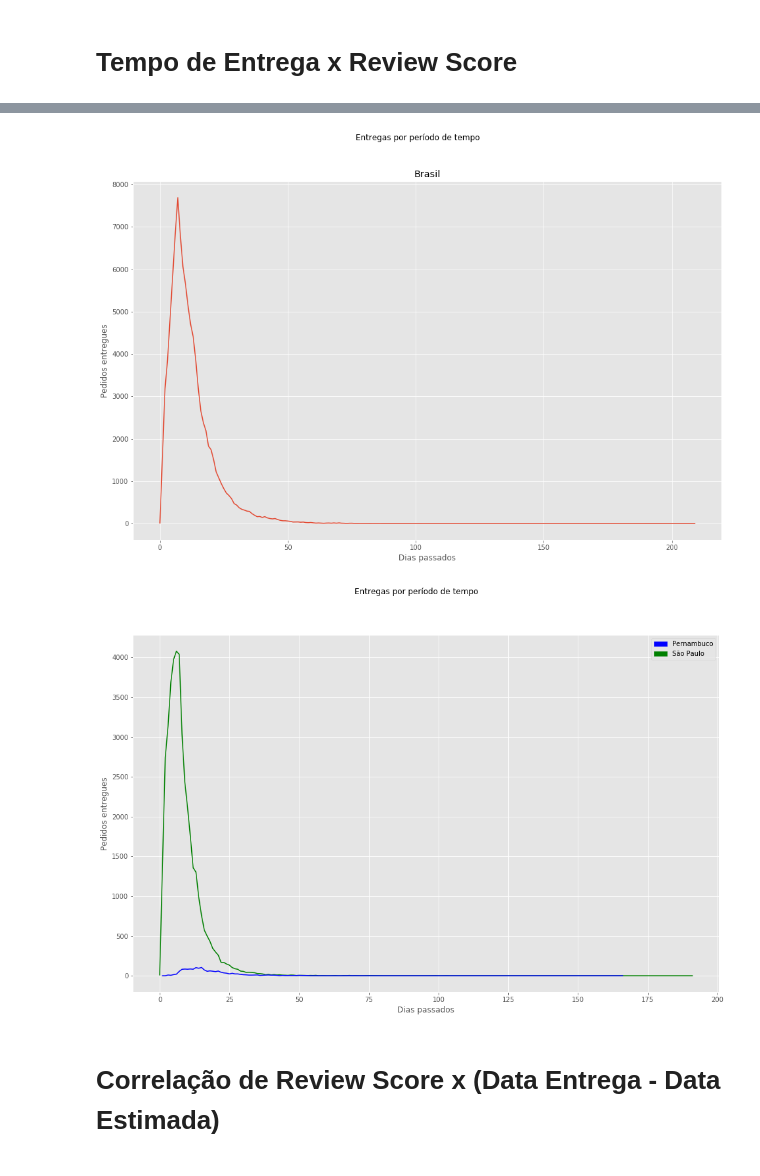
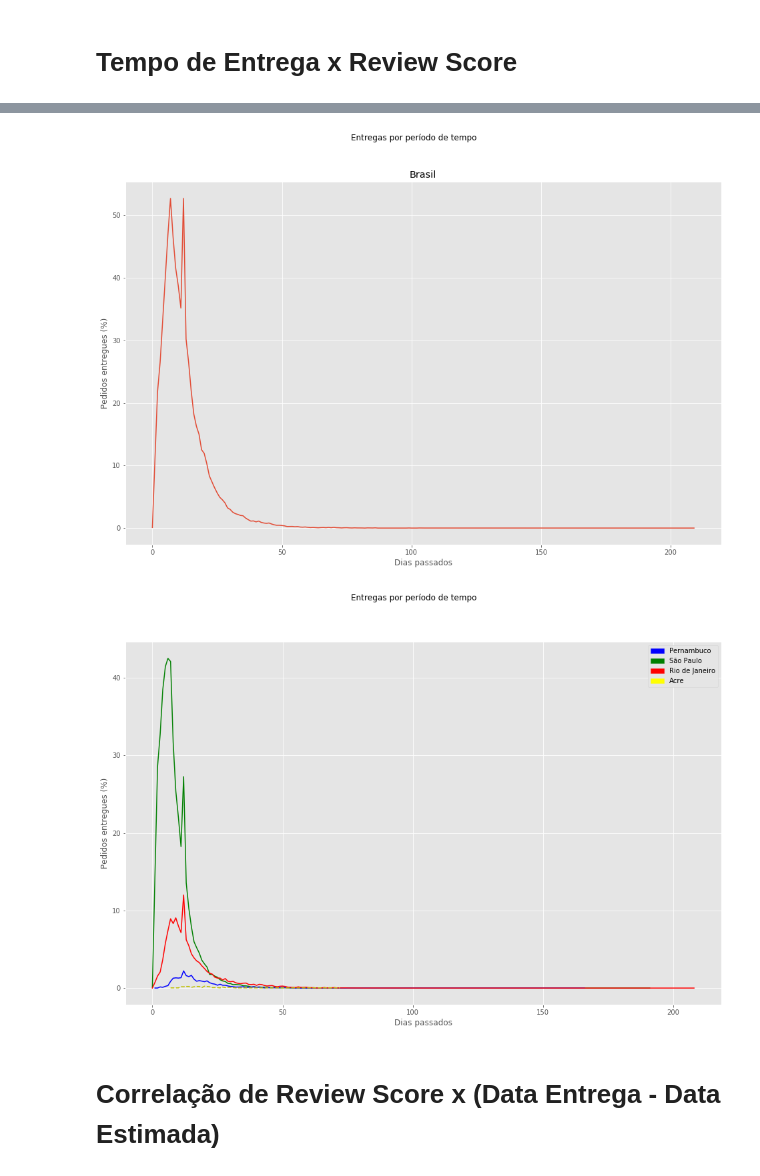
Before and after one commit to Crissky/brazilian-ecommerce, a Jupyter notebook: Notebooks/GERAL.ipynb, the cells around one changed output, grey strips where cells are left out. Drawn from its saved outputs; the diff is of its cells as text; code cells hidden in the pictures.

```diff
--- a/Notebooks/GERAL.ipynb
+++ b/Notebooks/GERAL.ipynb
@@ -326,8 +326,9 @@ customer_reviews.head()
 | 4 | f7c4243c7fe1938f181bec41a392bdeb | 8e6bfb81e283fa7e4f11123a3fb894f1 | 5 | NaN | Parabéns lojas lannister adorei c... | 2018-03-01 00:00:00 | ... |
 # %%
 customer_reviews['delta_time'] = pd.to_datetime(customer_reviews['order_delivered_customer_date']) - pd.to_datetime(customer_reviews['order_purchase_timestamp'])
-customer_reviews = customer_reviews[customer_reviews['delta_time'].notnull()]
-customer_reviews.head()
+mask = customer_reviews['delta_time'].isna()
+customer_reviews.loc[mask, 'delta_time'] = customer_reviews['delta_time'].mean()
+customer_reviews.head(20)
 # %% [output]
 |  | review_id | order_id | review_score | review_comment_title | review_comment_message | review_creation_date | ... |
 | 0 | 7bc2406110b926393aa56f80a40eba40 | 73fc7af87114b39712e6da79b0a377eb | 4 | NaN | NaN | 2018-01-18 00:00:00 | ... |
@@ -338,10 +350,24 @@ customer_reviews.head()
 # %%
 corr = customer_reviews['delta_time'].dt.days.corr(customer_reviews['review_score'])
 print(f'Tempo de entrega com review do cliente: {corr}')
+
 sp = customer_reviews[customer_reviews['customer_state'] == 'SP']
 sp = sp.groupby(sp['delta_time'].dt.days).count()
+sp['review_score'] /= len(sp['review_score'])
+
 pe = customer_reviews[customer_reviews['customer_state'] == 'PE']
 pe = pe.groupby(pe['delta_time'].dt.days).count()
+pe['review_score'] /= len(pe['review_score'])
+
+rj = customer_reviews[customer_reviews['customer_state'] == 'RJ']
+rj = rj.groupby(rj['delta_time'].dt.days).count()
+rj['review_score'] /= len(rj['review_score'])
+
+ac = customer_reviews[customer_reviews['customer_state'] == 'AC']
+ac = ac.groupby(ac['delta_time'].dt.days).count()
+ac['review_score'] /= len(ac['review_score'])
+
 brasil = customer_reviews.groupby(customer_reviews['delta_time'].dt.days).count()
+brasil['review_score'] /= len(brasil['review_score'])
 brasil.head(10)
 # %% [output]
@@ -362,25 +388,29 @@ Tempo de entrega com review do cliente: -0.33469585432959276
 fig1, ax1 = plt.subplots()
 fig1.suptitle('Entregas por período de tempo')
 ax1.set_title('Brasil')
-ax1.set_ylabel('Pedidos entregues')
+ax1.set_ylabel('Pedidos entregues (%)')
 ax1.set_xlabel('Dias passados')
 ax1.plot(brasil['review_score'])
 plt.show()
 # %% [output]
-[figure, old version]
+[figure, new version]
 # %%
 fig2, ax2 = plt.subplots()
 fig2.suptitle('Entregas por período de tempo')
-ax2.set_ylabel('Pedidos entregues')
+ax2.set_ylabel('Pedidos entregues (%)')
 ax2.set_xlabel('Dias passados')
-ax2.plot(sp['review_score'], 'g-')
+ax2.plot(sp.index, sp['review_score'], 'g-')
 green_patch = mpatches.Patch(color='green', label='São Paulo')
-ax2.plot(pe['review_score'], 'b-')
+ax2.plot(pe.index, pe['review_score'], 'b-')
 blue_patch = mpatches.Patch(color='blue', label='Pernambuco')
-ax2.legend(handles=[blue_patch, green_patch])
+ax2.plot(rj.index, rj['review_score'], 'r-')
+red_patch = mpatches.Patch(color='red', label='Rio de Janeiro')
+ax2.plot(ac.index, ac['review_score'], 'y--')
+yellow_patch = mpatches.Patch(color='yellow', label='Acre')
+ax2.legend(handles=[blue_patch, green_patch, red_patch, yellow_patch])
 plt.show()
 # %% [output]
-[figure, old version]
+[figure, new version]
 # %% [markdown]
 # Correlação de Review Score x (Data Entrega - Data Estimada)
 # %%
```
Also changed, not shown: parts of 7 cells of this notebook.
